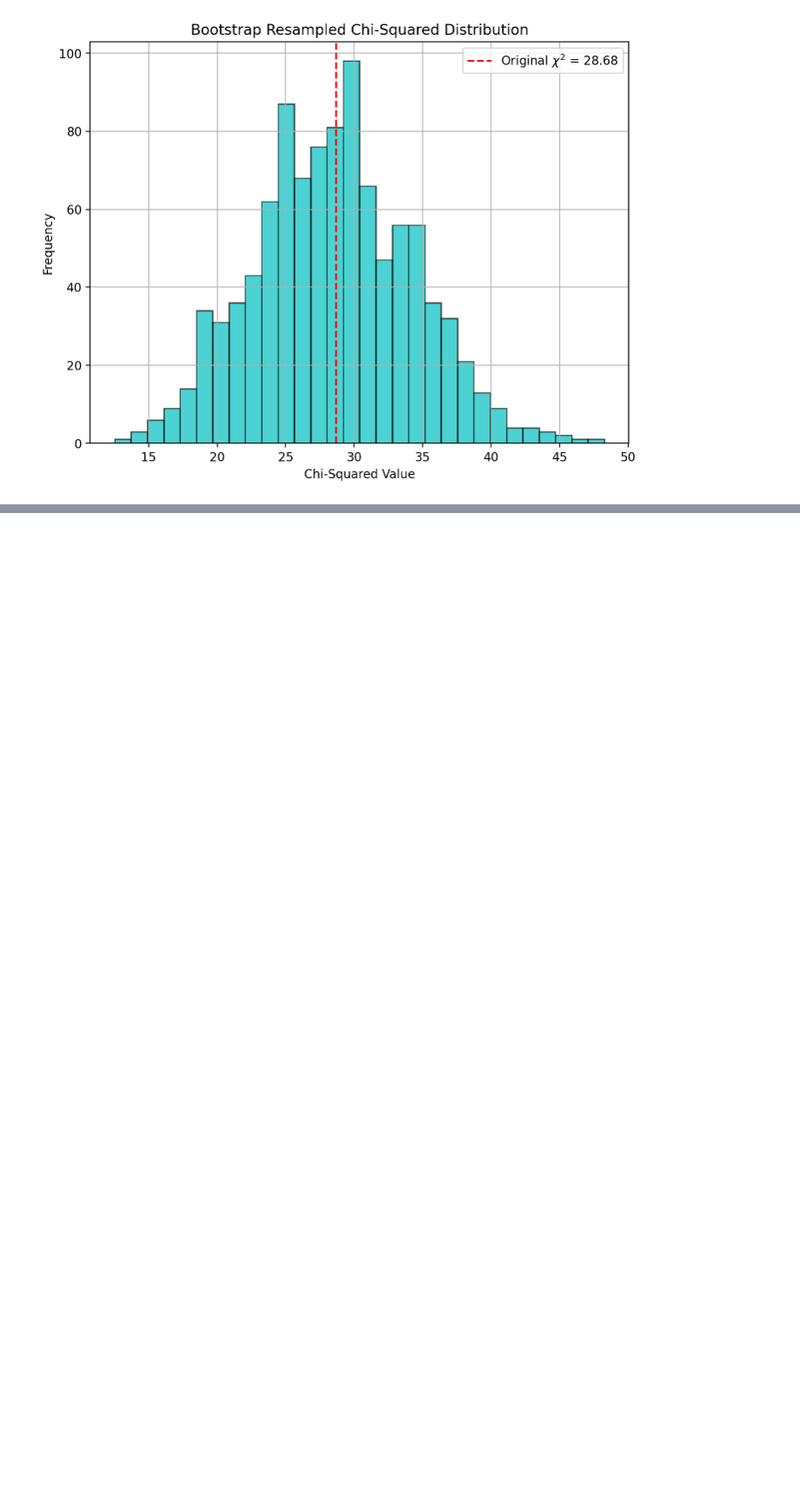
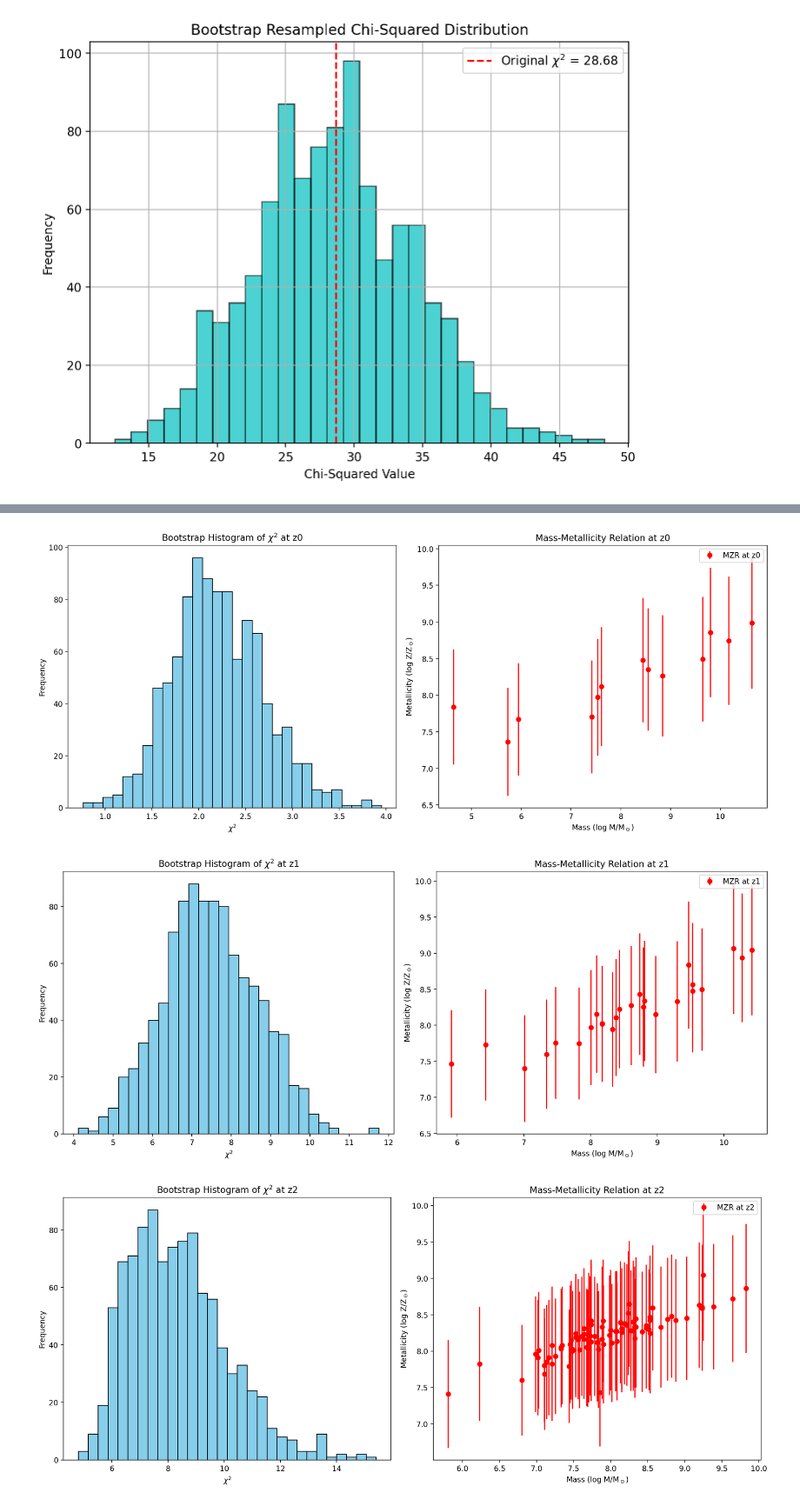
Before and after one commit to VanderbiltAstronomy/astr_8070_s25, a Jupyter notebook: coursework/student_folders/ayanah_cason/lectures/finalProject.ipynb, the cells around one changed output, grey strips where cells are left out. Shown at 87% size. Cells and saved outputs as stored; diff of their text form; code cells hidden in the pictures; blank space fills up the shorter version.

```diff
--- a/coursework/student_folders/ayanah_cason/lectures/finalProject.ipynb
+++ b/coursework/student_folders/ayanah_cason/lectures/finalProject.ipynb
@@ -262,0 +288,45 @@ zZ3= np.array([  4.386268578648442,4.765270056165627,5.478737609469011,5.0276439
+# %%
+
+# Number of bootstrap iterations
+n_boot = 1000
+chi2_boot = np.zeros(n_boot)
+
+# Loop through each redshift bin
+for i, (z_key, (mZ, zZ)) in enumerate(redshift_bins.items()):
+    # Assuming M_data, Z_data, Z_err are your mass, metallicity, and metallicity errors for each redshift bin
+    M_data = mZ  # Replace with actual mass data
+    Z_data = zZ  # Replace with actual metallicity data
+    Z_err = 0.1 * Z_data  # Example error, replace with actual error model for each redshift
+
+    # Bootstrap to calculate chi^2 distribution
+    for j in range(n_boot):
+        resample_idx = np.random.choice(len(M_data), size=len(M_data), replace=True)
+        M_boot = M_data[resample_idx]
+        Z_boot = Z_data[resample_idx]
+        Z_err_boot = Z_err[resample_idx]
+
+        chi2_boot[j] = np.sum(((Z_boot - Z_model(M_boot)) / Z_err_boot) ** 2)
+
+    # Plotting for each redshift bin
+    fig, ax = plt.subplots(1, 2, figsize=(14, 6))
+
+    # Plot the histogram of chi^2 values (fit quality)
+    ax[0].hist(chi2_boot, bins=30, color='skyblue', edgecolor='black')
+    ax[0].set_title(f"Bootstrap Histogram of $\chi^2$ at {z_key}")
+    ax[0].set_xlabel("$\chi^2$")
+    ax[0].set_ylabel("Frequency")
+
+    # Plot the MZR with heteroscedastic errors
+    ax[1].errorbar(M_data, Z_data, yerr=Z_err, fmt='o', color='red', label=f'MZR at {z_key}')
+    ax[1].set_title(f"Mass-Metallicity Relation at {z_key}")
+    ax[1].set_xlabel("Mass (log M/M$_\odot$)")
+    ax[1].set_ylabel("Metallicity (log Z/Z$_\odot$)")
+    ax[1].legend()
+
+    # Adjust layout and show the plots
+    plt.tight_layout()
+    plt.show()
+# %% [output]
+[figure, added]
+[figure, added]
+[figure, added]
```
Also changed, not shown: parts of 11 cells of this notebook, 20 other files.
